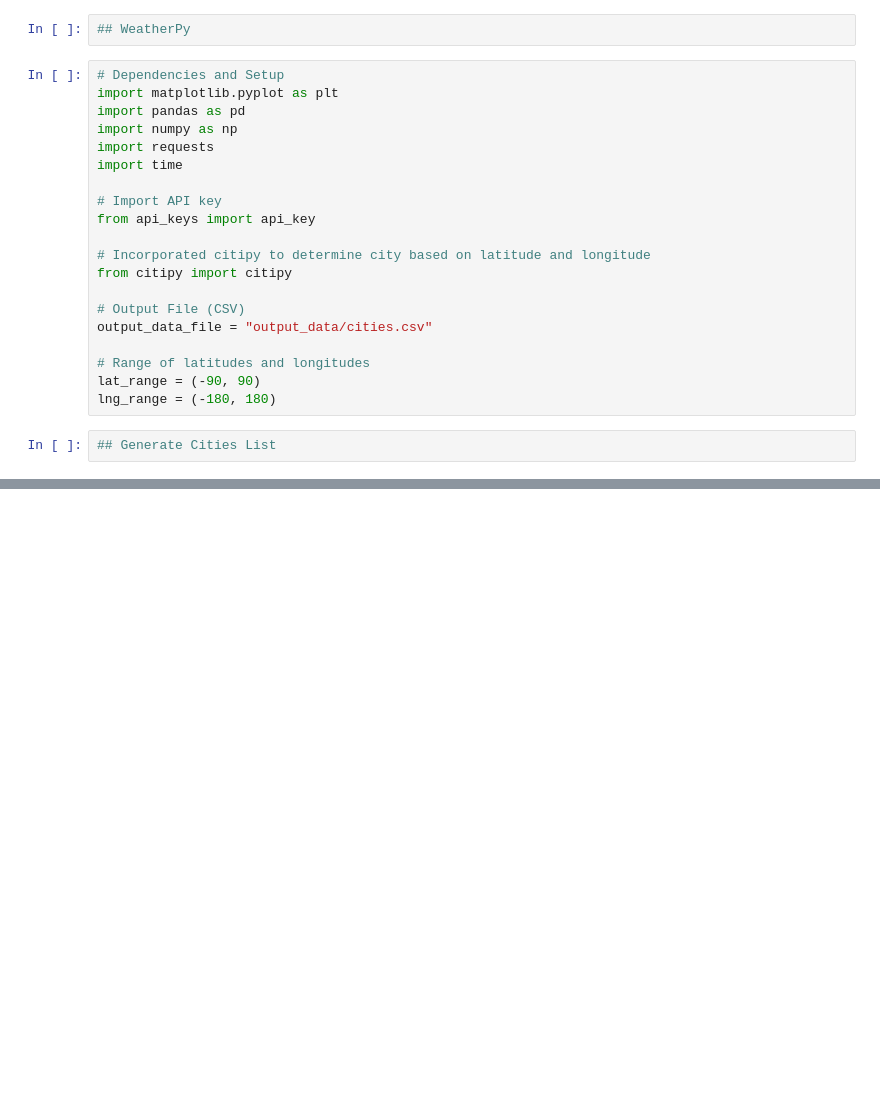
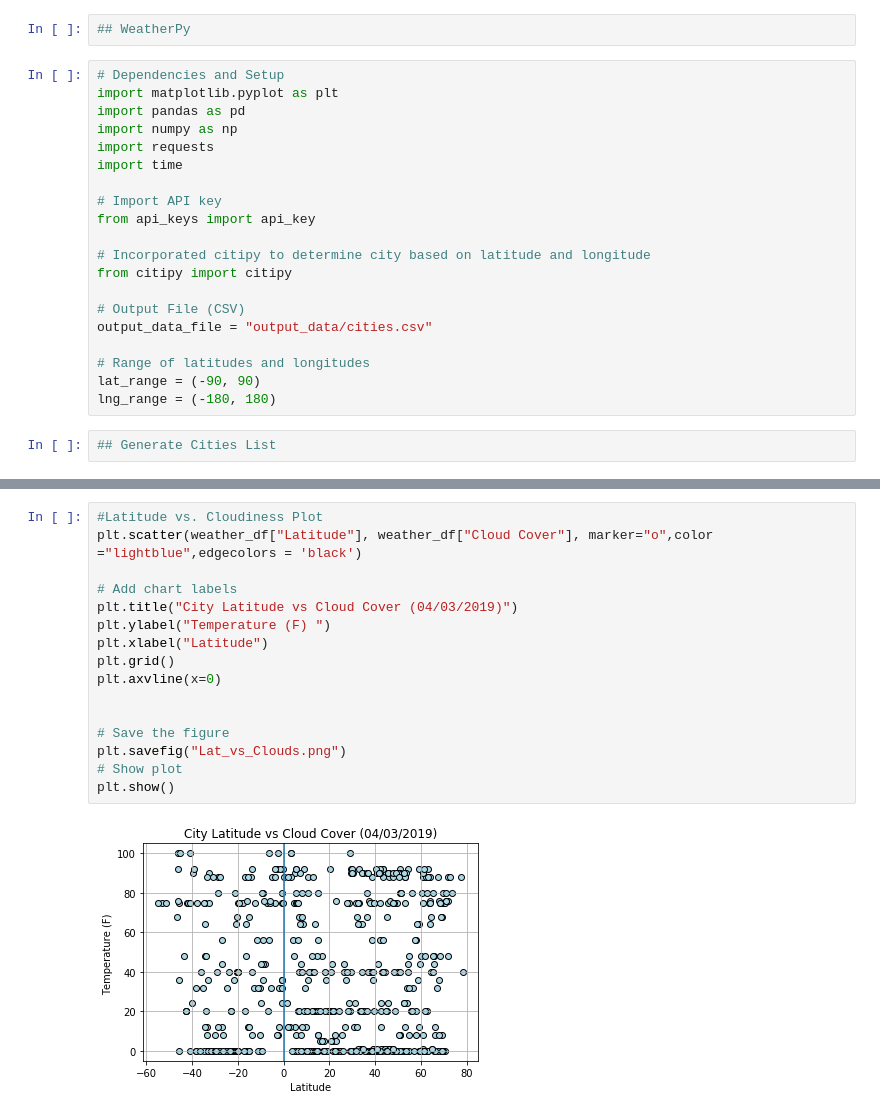
Before and after one commit to kayticodes/UCBX_PROJECTS, a Jupyter notebook: Weather_Py/Hot_Pys .ipynb, the cells around one changed output, grey strips where cells are left out. Saved outputs shown, nothing was run; the diff lists cells and outputs as text; blank space fills up the shorter version.

```diff
--- a/Weather_Py/Hot_Pys .ipynb
+++ b/Weather_Py/Hot_Pys .ipynb
@@ -46,0 +170,18 @@ len(cities)
+# %%
+#Latitude vs. Cloudiness Plot
+plt.scatter(weather_df["Latitude"], weather_df["Cloud Cover"], marker="o",color ="lightblue",edgecolors = 'black')
+
+# Add chart labels
+plt.title("City Latitude vs Cloud Cover (04/03/2019)")
+plt.ylabel("Temperature (F) ")
+plt.xlabel("Latitude")
+plt.grid()
+plt.axvline(x=0)
+
+
+# Save the figure
+plt.savefig("Lat_vs_Clouds.png")
+# Show plot
+plt.show()
+# %% [output]
+[figure, added]
```
Also changed, not shown: parts of 8 cells of this notebook, 5 other files.
